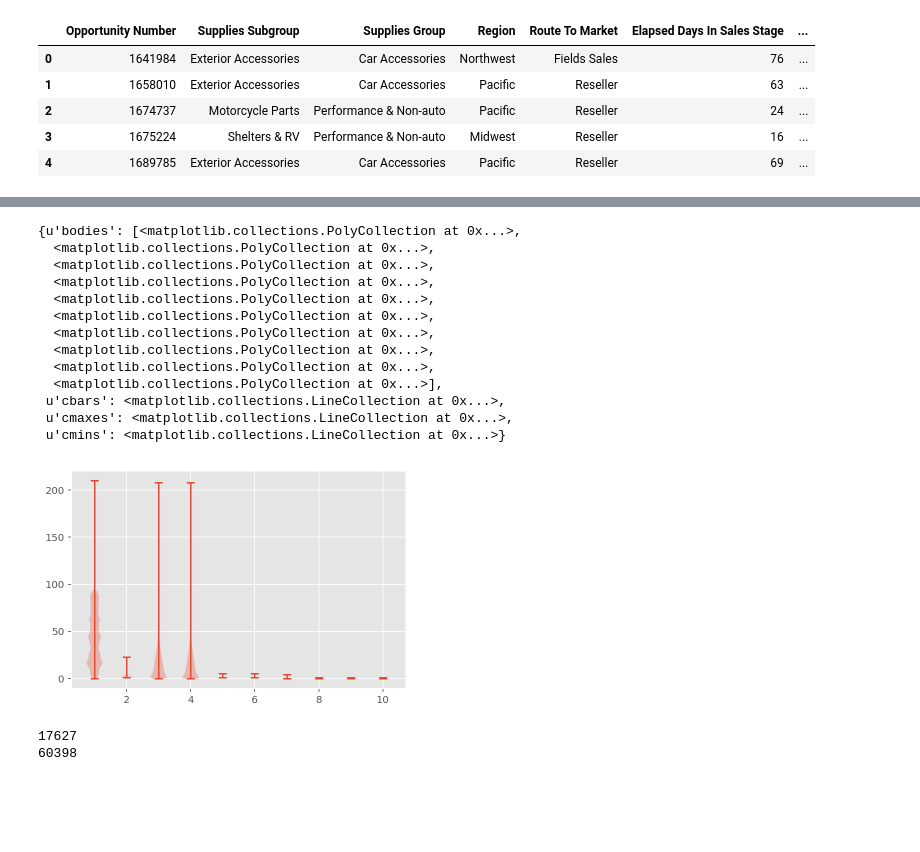
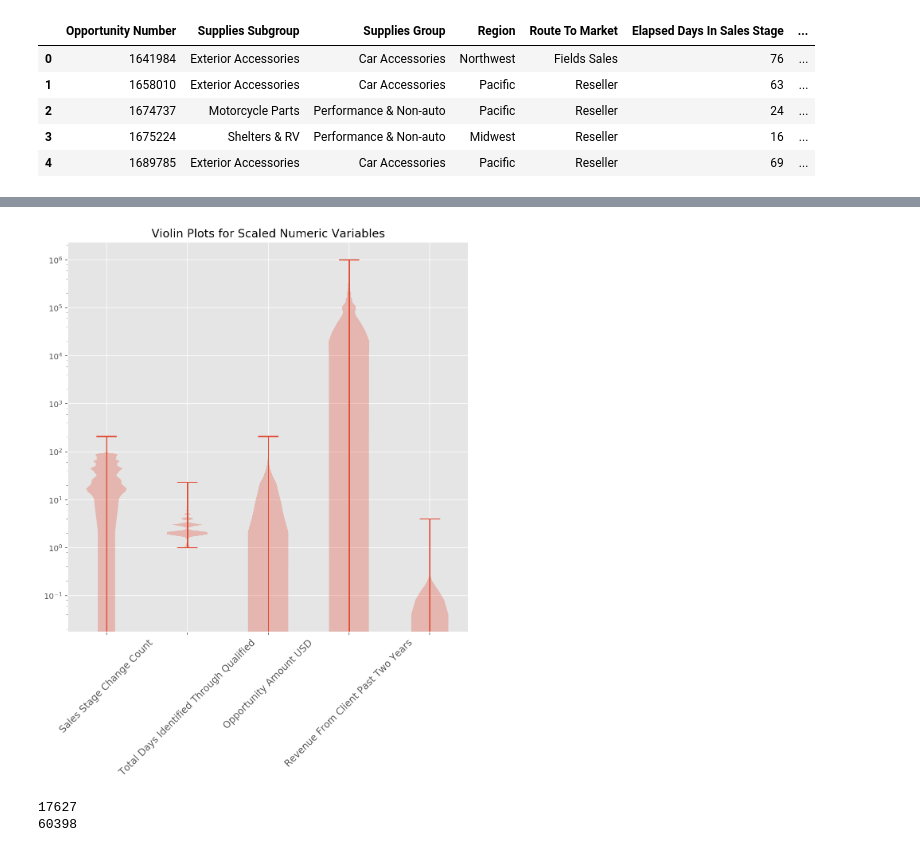
Before and after one commit to rnjeri/salesconversions, a Jupyter notebook: leadconversions/lead_optimization-Copy1.ipynb, the cells around one changed output, grey strips where cells are left out. Cells and saved outputs as stored; diff of their text form; code cells hidden in the pictures; blank space fills up the shorter version.

```diff
--- a/leadconversions/lead_optimization-Copy1.ipynb
+++ b/leadconversions/lead_optimization-Copy1.ipynb
@@ -139,21 +129,18 @@ sub_df.columns = range(sub_df.shape[1])
+# %%
+import numpy
+fig = plt.figure(figsize=(9, 9))
+ax = plt.subplot(1, 1, 1)
+ax.violinplot(data)
+ax.set_yscale('log')
+ax.set_title('Violin Plots for Scaled Numeric Variables')
+xtickNames = plt.setp(ax, xticklabels=sub_df.columns)
+plt.setp(xtickNames, rotation=45, fontsize=12)
+plt.show()
+# %% [output]
+[figure, added]
 # %%
-plt.violinplot([sub_df[0], sub_df[1], sub_df[2], sub_df[3],\
-               sub_df[5], sub_df[6],sub_df[7], sub_df[8],sub_df[9], sub_df[10]])
+#plt.violinplot([sub_df[0], sub_df[1], sub_df[2], sub_df[3],\
+ #              sub_df[5], sub_df[6],sub_df[7], sub_df[8],sub_df[9], sub_df[10]])
-# %% [output]
-{u'bodies': [<matplotlib.collections.PolyCollection at 0x...>,
-  <matplotlib.collections.PolyCollection at 0x...>,
-  <matplotlib.collections.PolyCollection at 0x...>,
-  <matplotlib.collections.PolyCollection at 0x...>,
-  <matplotlib.collections.PolyCollection at 0x...>,
-  <matplotlib.collections.PolyCollection at 0x...>,
-  <matplotlib.collections.PolyCollection at 0x...>,
-  <matplotlib.collections.PolyCollection at 0x...>,
-  <matplotlib.collections.PolyCollection at 0x...>,
-  <matplotlib.collections.PolyCollection at 0x...>],
- u'cbars': <matplotlib.collections.LineCollection at 0x...>,
- u'cmaxes': <matplotlib.collections.LineCollection at 0x...>,
- u'cmins': <matplotlib.collections.LineCollection at 0x...>}
-[figure, removed]
 # %%
 print len(df[df['Opportunity Result'] == 'Won'])
 print len(df[df['Opportunity Result'] == 'Loss'])
```
Also changed, not shown: parts of 20 cells of this notebook.
